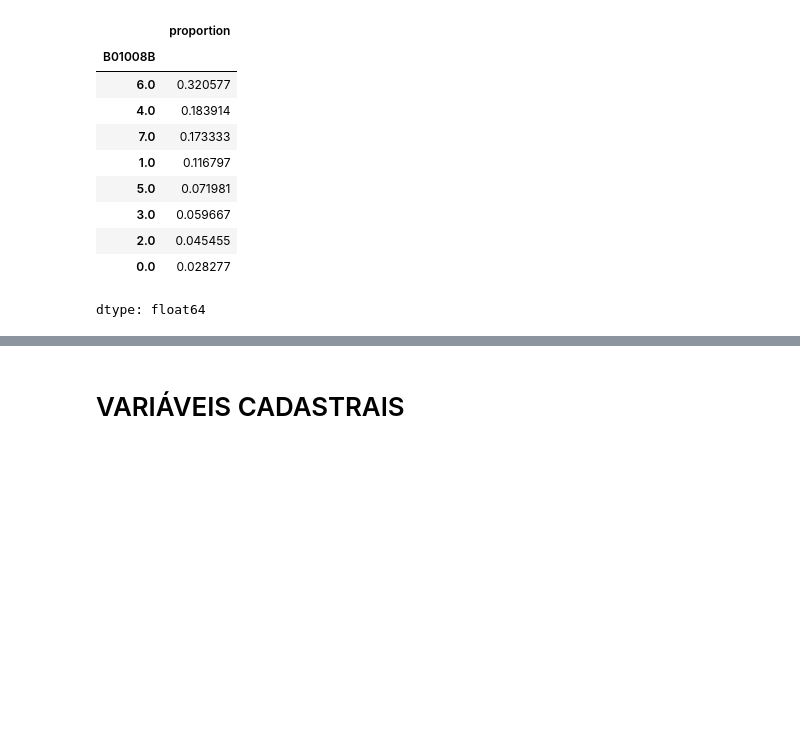
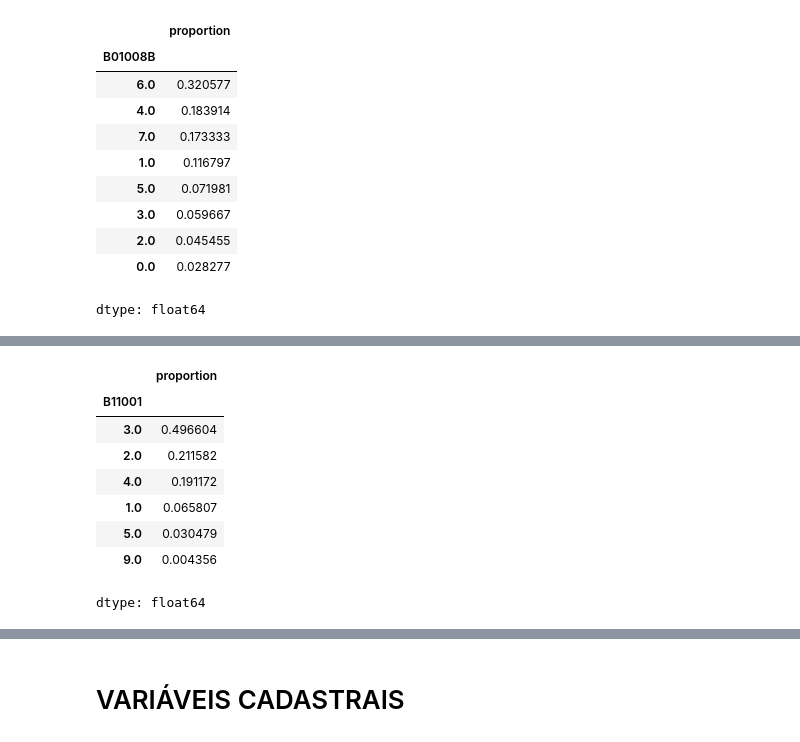
Before and after one commit to GustavoEmanuel901/lainfs-pense-repository, a Jupyter notebook: Dados_Pense_2026.ipynb, the cells around one changed output, grey strips where cells are left out. Drawn from its saved outputs; the diff is of its cells as text; code cells hidden in the pictures; blank space fills up the shorter version.

```diff
--- a/Dados_Pense_2026.ipynb
+++ b/Dados_Pense_2026.ipynb
@@ -484,0 +518,12 @@ dtype: float64
+# %%
+df['B11001'].value_counts(normalize=True)
+# %% [output]
+|  | proportion |
+| B11001 |  |
+| 3.0 | 0.496604 |
+| 2.0 | 0.211582 |
+| 4.0 | 0.191172 |
+| 1.0 | 0.065807 |
+| 5.0 | 0.030479 |
+| 9.0 | 0.004356 |
+dtype: float64
```
Also changed, not shown: parts of 19 cells of this notebook.
